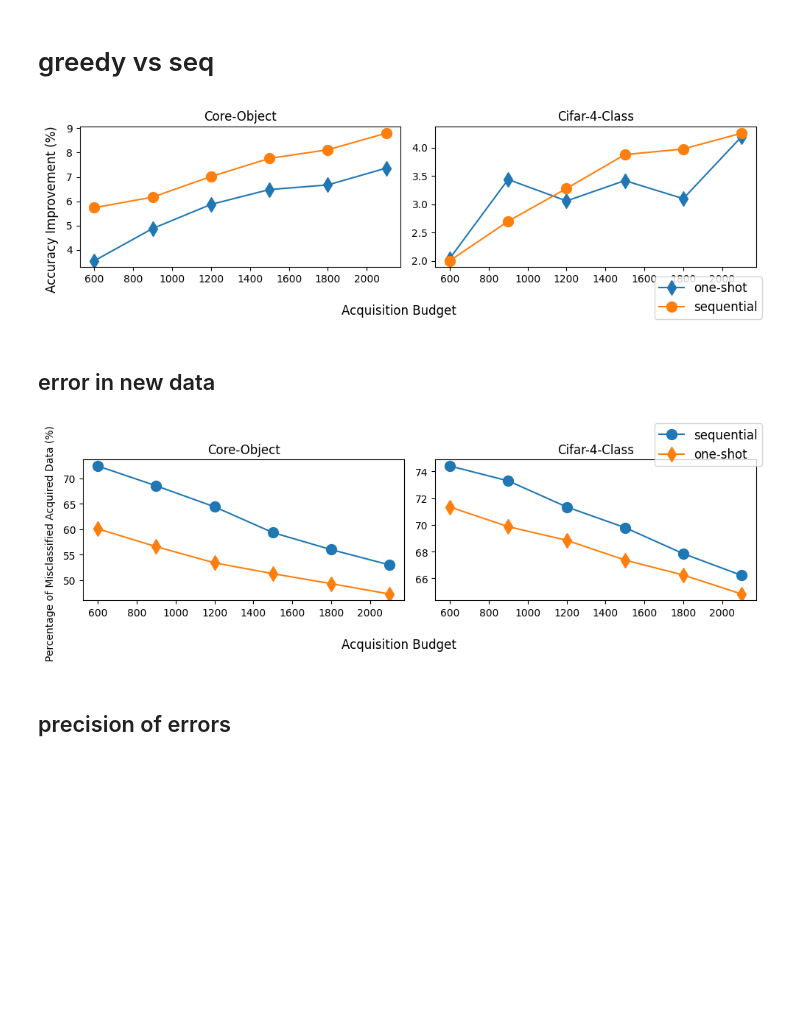
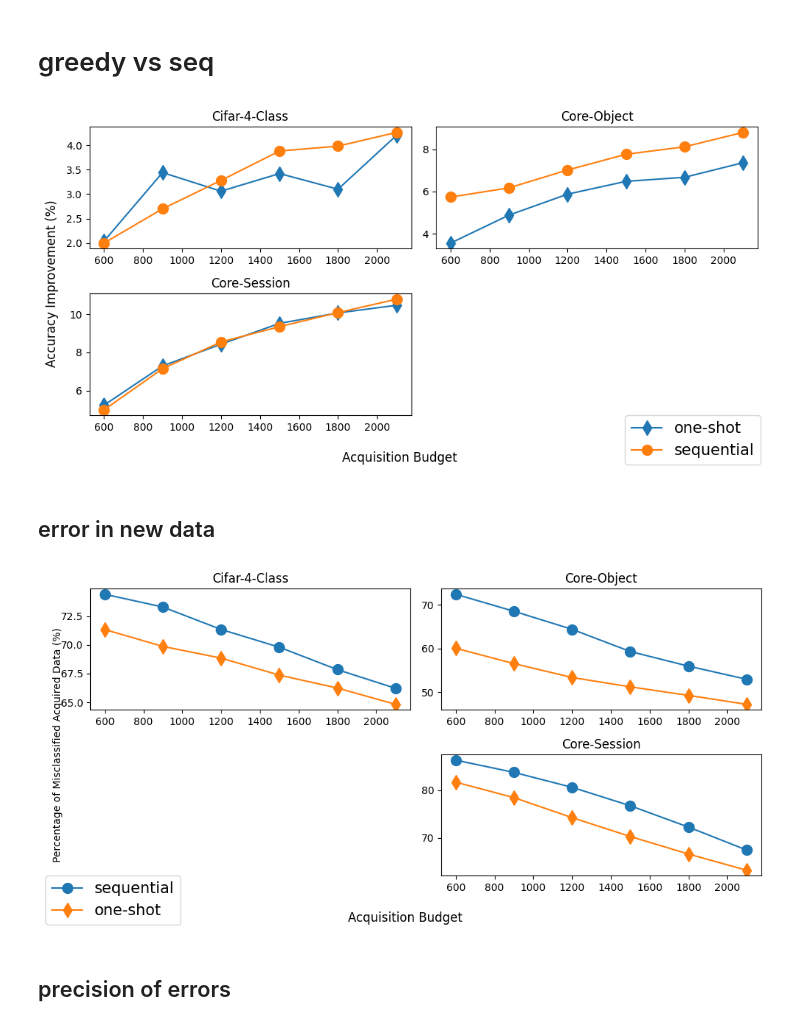
Before and after one commit to t07902301/data-acquisition, a Jupyter notebook: visualization/draw.ipynb, the cells around one changed output. Drawn from its saved outputs; the diff is of its cells as text; code cells hidden in the pictures; blank space fills up the shorter version.

```diff
--- a/visualization/draw.ipynb
+++ b/visualization/draw.ipynb
@@ -202,52 +306,52 @@ fig.show()
 # greedy vs seq
 # %%
 core_session= {
-
     'one-shot': [5.236,7.291,8.427,9.518,10.064,10.464],
-    'sequential':  [4.991,7.145,8.545,9.345,10.082,10.782],
+    'sequential': [4.991,7.145,8.545,9.345,10.082,10.782],
 }
 
 core_object= {
     'one-shot': [3.555,4.882,5.873,6.482,6.673,7.364],
     'sequential':  [5.736,6.173,7.018,7.764,8.118,8.8],
 }
 
 cifar = {
     'one-shot': [2.04,3.44,3.06,3.42,3.1,4.2],
     'sequential':  [2,2.7,3.28,3.88,3.98,4.26],
 }
 
 marker = {
     'one-shot': 'd',
     'sequential':  'o',
 }
 
-# fig, ax = plt.subplots(2,2, figsize=(10, 5))
-fig, ax = plt.subplots(1,2, figsize=(10, 3))
-
+fig, ax = plt.subplots(2,2, figsize=(10, 5))
+# fig, ax = plt.subplots(1,2, figsize=(10, 3))
 
 n_data = [600, 900, 1200, 1500, 1800, 2100]
 ax = ax.flatten()
-for key,val in core_object.items():
-    ax[0].plot(n_data, val, marker = marker[key], markersize=10)
-ax[0].set_title('Core-Object')
-
-# for key,val in core_session.items():
-#     ax[1].plot(n_data, val, marker = marker[key], markersize=10)
-# ax[1].set_title('Core-Session')
 
 for key,val in cifar.items():
-    ax[1].plot(n_data, val, marker = marker[key], markersize=10, label=key)
-ax[1].set_title('Cifar-4-Class')
+    ax[0].plot(n_data, val, marker = marker[key], markersize=10, label=key)
+ax[0].set_title('Cifar-4-Class')
 
-fig.legend(loc='lower right', fontsize=12)
+for key,val in core_object.items():
+    ax[1].plot(n_data, val, marker = marker[key], markersize=10)
+ax[1].set_title('Core-Object')
+
+for key,val in core_session.items():
+    ax[2].plot(n_data, val, marker = marker[key], markersize=10)
+ax[2].set_title('Core-Session')
+fig.delaxes(ax[3])
+
+fig.legend(loc='lower right', fontsize=15)
 
 fig.supxlabel('Acquisition Budget', fontsize=12)
 fig.supylabel('Accuracy Improvement (%)', fontsize=12)
 fig.tight_layout()
 fig.show()
 # %% [output]
-[figure, old version]
+[figure, new version]
 # %% [markdown]
 ## error in new data
 # %%
@@ -271,26 +375,27 @@ marker = {
     'sequential':  'o',
 }
 
-# fig, ax = plt.subplots(2,2, figsize=(10, 5))
-fig, ax = plt.subplots(1,2, figsize=(10, 3))
+fig, ax = plt.subplots(2,2, figsize=(10, 5))
+# fig, ax = plt.subplots(1,2, figsize=(10, 3))
 
 n_data = [600, 900, 1200, 1500, 1800, 2100]
 ax = ax.flatten()
-for key,val in core_object.items():
-    ax[0].plot(n_data, val, marker = marker[key], markersize=10)
-ax[0].set_title('Core-Object')
-
-# for key,val in core_session.items():
-#     ax[1].plot(n_data, val, marker = marker[key], markersize=10)
-# ax[1].set_title('Core-Session')
 
 for key,val in cifar.items():
-    ax[1].plot(n_data, val, marker = marker[key], markersize=10, label = key)
-ax[1].set_title('Cifar-4-Class')
+    ax[0].plot(n_data, val, marker = marker[key], markersize=10, label = key)
+ax[0].set_title('Cifar-4-Class')
 
-# fig.delaxes(ax[2])
-# fig.legend(loc='lower left', fontsize=12)
-fig.legend(loc='upper right', fontsize=12)
+for key,val in core_object.items():
+    ax[1].plot(n_data, val, marker = marker[key], markersize=10)
+ax[1].set_title('Core-Object')
+
+for key,val in core_session.items():
+    ax[3].plot(n_data, val, marker = marker[key], markersize=10)
+ax[3].set_title('Core-Session')
+
+fig.delaxes(ax[2])
+fig.legend(loc='lower left', fontsize=15)
+# fig.legend(loc='upper right', fontsize=15)
 
 
 fig.supxlabel('Acquisition Budget', fontsize=12)
@@ -298,7 +403,7 @@ fig.supylabel('Percentage of Misclassified Acquired Data (%)', fontsize=10)
 fig.tight_layout()
 fig.show()
 # %% [output]
-[figure, old version]
+[figure, new version]
 # %% [markdown]
 ## precision of errors
 # %%
```
Also changed, not shown: parts of 14 cells of this notebook.
